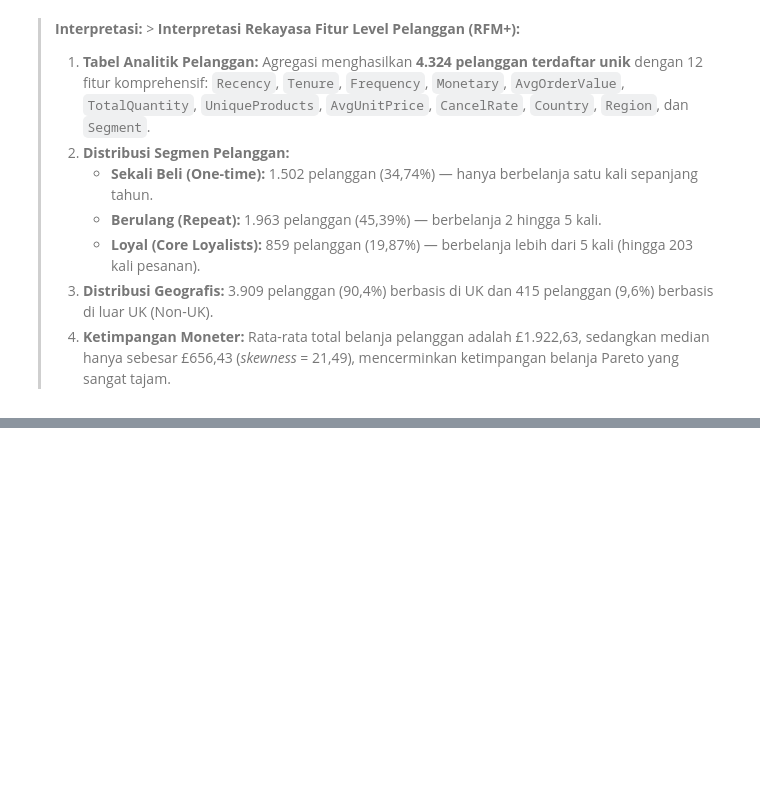
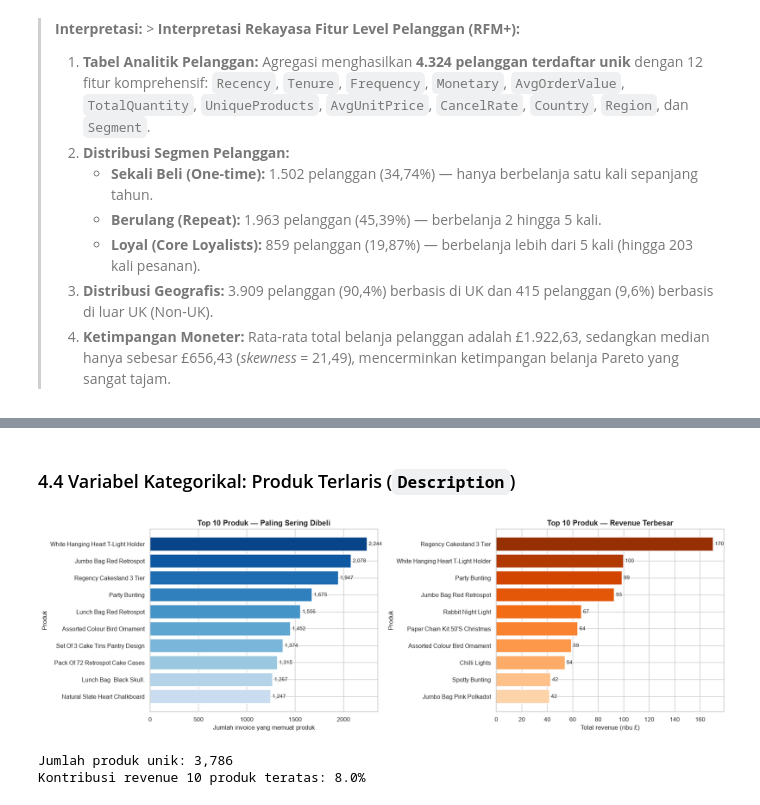
Before and after one commit to aulky/ml-visualisasidata-online-retail, a Jupyter notebook: Muhammad Aulia Muzzaki Nugraha_2311102051_TugasEDA.ipynb, the cells around one changed output, grey strips where cells are left out. Saved outputs shown, nothing was run; the diff lists cells and outputs as text; code cells hidden in the pictures; blank space fills up the shorter version.

```diff
--- a/Muhammad Aulia Muzzaki Nugraha_2311102051_TugasEDA.ipynb
+++ b/Muhammad Aulia Muzzaki Nugraha_2311102051_TugasEDA.ipynb
@@ -603,0 +732,22 @@ Non-UK     415
+# %% [markdown]
+### 4.4 Variabel Kategorikal: Produk Terlaris (`Description`)
+# %%
+prod = (df.groupby("Description").agg(qty=("Quantity", "sum"), revenue=("TotalPrice", "sum"),
+                                       n_invoice=("InvoiceNo", "nunique")))
+fig, axes = plt.subplots(1, 2, figsize=(17, 5.5))
+for ax, (col, title, xl, pal) in zip(axes, [
+        ("n_invoice", "Top 10 Produk — Paling Sering Dibeli", "Jumlah invoice yang memuat produk", "Blues_r"),
+        ("revenue", "Top 10 Produk — Revenue Terbesar", "Total revenue (ribu £)", "Oranges_r")]):
+    t = prod[col].nlargest(10)
+    vals = t.values / (1e3 if col == "revenue" else 1)
+    b = ax.barh(t.index.str.title(), vals, color=sns.color_palette(pal, 12)[:10])
+    ax.bar_label(b, labels=[f"{v:,.0f}" for v in vals], padding=3, fontsize=9)
+    ax.invert_yaxis(); ax.set_title(title); ax.set_xlabel(xl); ax.set_ylabel("Produk")
+plt.tight_layout(); plt.show()
+print(f"Jumlah produk unik: {df['StockCode'].nunique():,}")
+top10_share = prod["revenue"].nlargest(10).sum() / prod["revenue"].sum() * 100
+print(f"Kontribusi revenue 10 produk teratas: {top10_share:.1f}%")
+# %% [output]
+[figure, added]
+Jumlah produk unik: 3,786
+Kontribusi revenue 10 produk teratas: 8.0%
```
Also changed, not shown: parts of 13 cells of this notebook.
